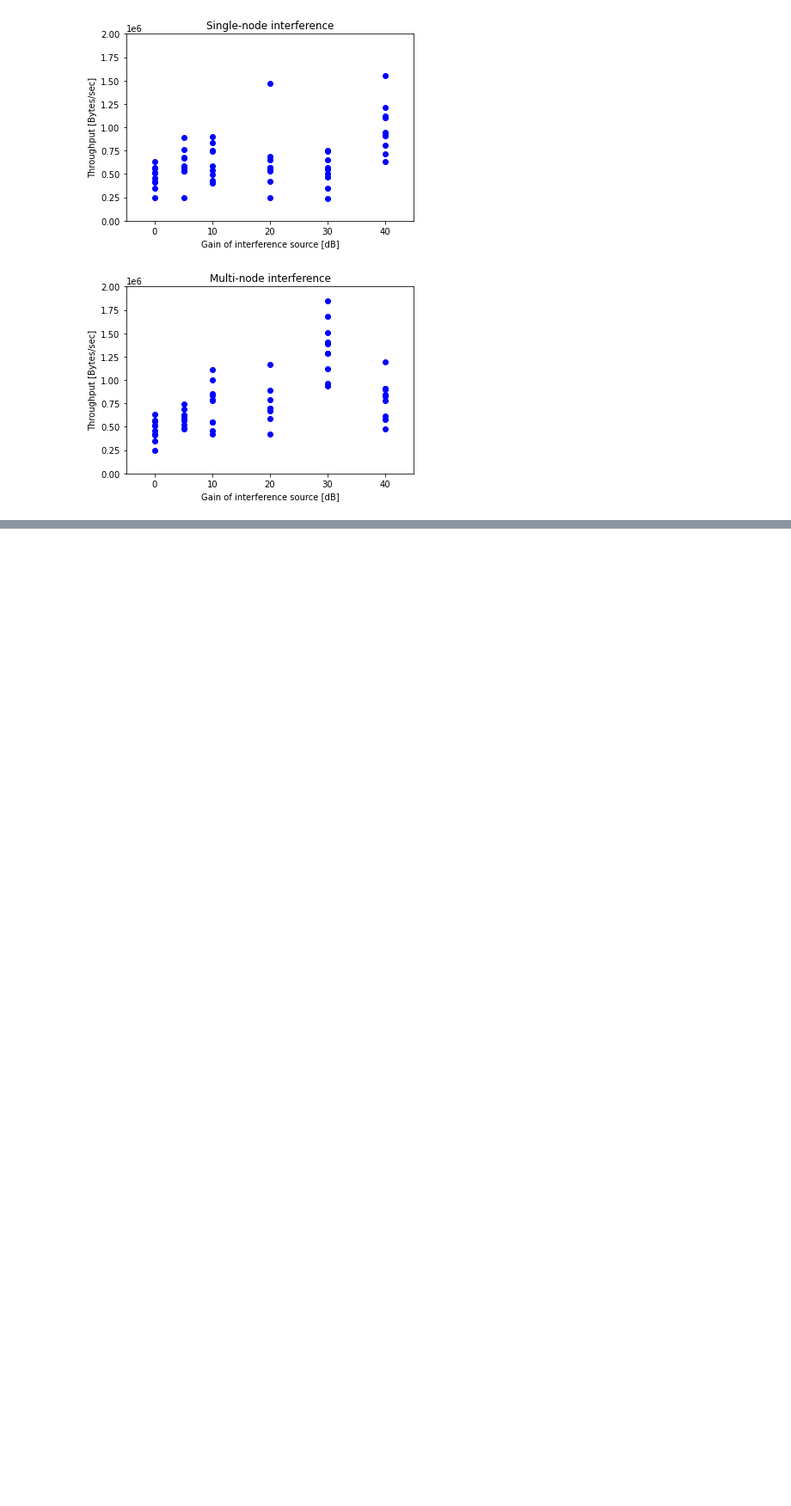
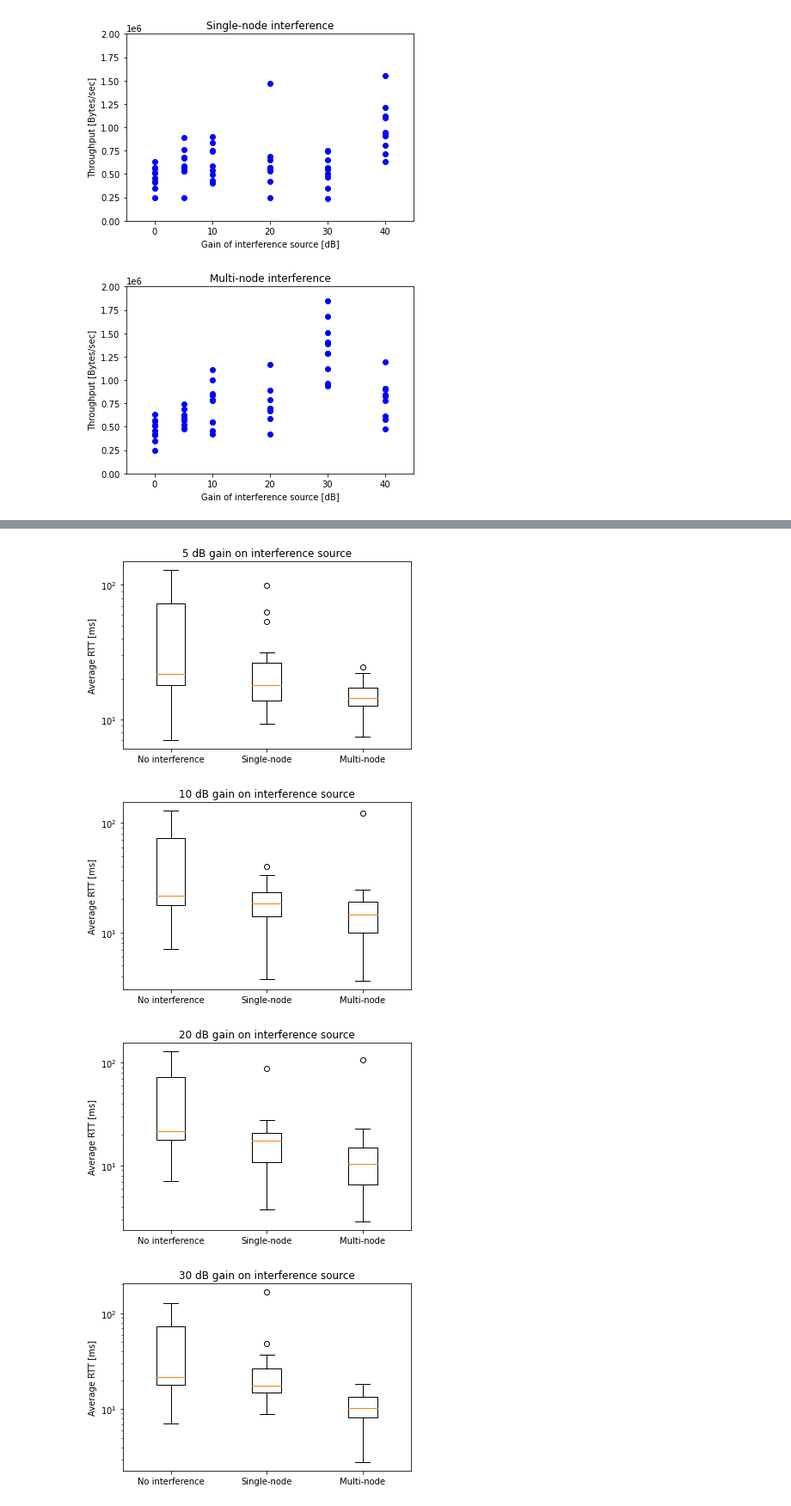
Before and after one commit to k00ziex/MastersThesis_FANETs_Fall_2022, a Jupyter notebook: Data_processing/Data_Visualization.ipynb, the cells around one changed output, grey strips where cells are left out. Shown at 86% size. Saved outputs shown, nothing was run; the diff lists cells and outputs as text; code cells hidden in the pictures; blank space fills up the shorter version.

```diff
--- a/Data_processing/Data_Visualization.ipynb
+++ b/Data_processing/Data_Visualization.ipynb
@@ -899,0 +927,36 @@ scatter_plot_iperf_bitrate(distance_interference_iperf_files,y_label,x_label,x_a
+# %%
+mesh_config_result = "../Mesh Configuration/Interference_1/Dongle/results_"
+mesh_config_result_files = [mesh_config_result + "5G.txt",
+                        mesh_config_result + "10G.txt",
+                        mesh_config_result + "20G.txt",
+                        mesh_config_result + "30G.txt",
+                        mesh_config_result + "40G.txt",
+                        ]
+mesh_config_result_multi_node = "../Mesh Configuration/Interference_2/Dongle/results_"
+mesh_config_result_multi_node_files = [mesh_config_result_multi_node + "5G.txt",
+                        mesh_config_result_multi_node + "10G.txt",
+                        mesh_config_result_multi_node + "20G.txt",
+                        mesh_config_result_multi_node + "30G.txt",
+                        mesh_config_result_multi_node + "40G.txt",
+                        ]
+mesh_config_result_0G_file = "../Mesh Configuration/No Interference/Dongle/results.txt"
+avg_rtt_0g = converted_ping_data(mesh_config_result_0G_file,"avg_rtt")
+boxplot_titles = ['5 dB','10 dB','20 dB','30 dB', '40 dB']
+
+for filename, filename_multi, title in zip(mesh_config_result_files, mesh_config_result_multi_node_files, boxplot_titles):
+    avg_rtt = converted_ping_data(filename,"avg_rtt")
+    avg_rtt_multi = converted_ping_data(filename_multi,"avg_rtt")
+    data_dict = {'No interference': avg_rtt_0g[0],'Single-node': avg_rtt[0], 'Multi-node': avg_rtt_multi[0]}
+    fig, ax = plt.subplots()
+    ax.boxplot(data_dict.values())
+    ax.set_xticklabels(data_dict.keys())
+    ax.set_yscale('log')
+    #ax.set_ylim(-50, 500)
+    ax.set_ylabel('Average RTT [ms]')
+
+    ax.set_title(title + ' gain on interference source')
+# %% [output]
+[figure, added]
+[figure, added]
+[figure, added]
+[figure, added]
```
Also changed, not shown: parts of 8 cells of this notebook.
